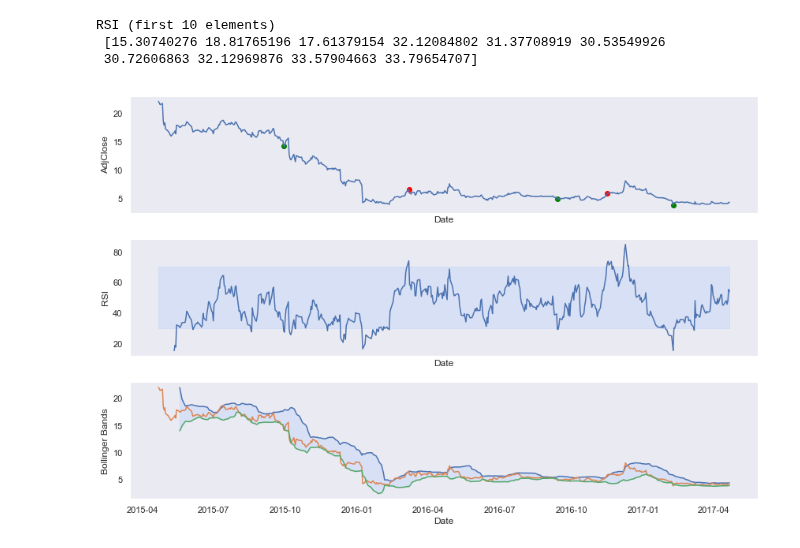
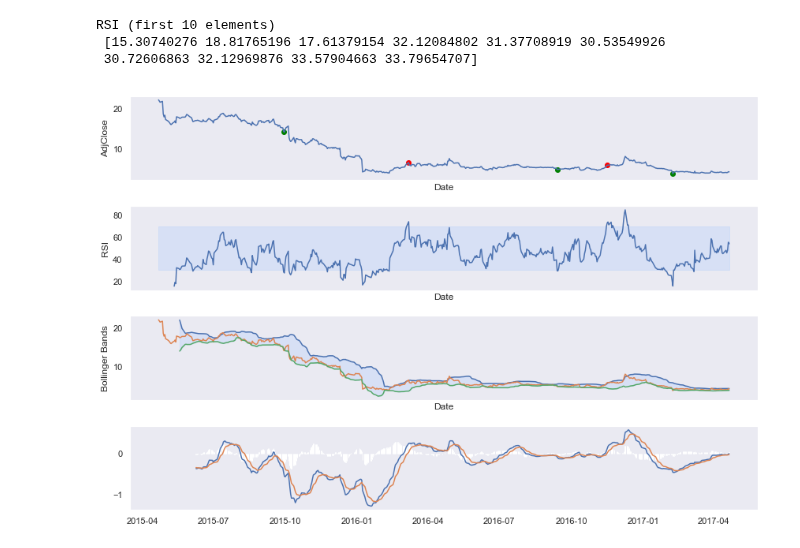
Before and after one commit to suhansaha/freedom, a Jupyter notebook: ta_lib.ipynb, the cells around one changed output. Drawn from its saved outputs; the diff is of its cells as text; code cells hidden in the pictures.

```diff
--- a/ta_lib.ipynb
+++ b/ta_lib.ipynb
@@ -82,40 +66,49 @@ holdings.loc[((price['RSI'] < 30) & (price['BBP'] < 0)), 'Holdings'] = max_holdi
 holdings.loc[((price['RSI'] > 70) & (price['BBP'] > 1)), 'Holdings'] = 0
 holdings.ffill(inplace=True)
 holdings.fillna(0, inplace=True)
+# %%
+macd, macdsignal, macdhist = MACD(close, fastperiod=12, slowperiod=26, signalperiod=9)
 # %%
 holdings['Order'] = holdings.diff()
 holdings.dropna(inplace=True)
 # %%
-fig, (ax0, ax1, ax2) = plt.subplots(3, 1, sharex=True, figsize=(12, 8))
+fig, (ax0, ax1, ax2, ax3) = plt.subplots(4, 1, sharex=True, figsize=(12, 8))
 ax0.plot(price.index, price['AdjClose'], label='AdjClose')
 ax0.set_xlabel('Date')
 ax0.set_ylabel('AdjClose')
 ax0.grid()
+
 for day, holding in holdings.iterrows():
     order = holding['Order']
     if order > 0:
         ax0.scatter(x=day, y=price.loc[day, 'AdjClose'], color='green')
     elif order < 0:
         ax0.scatter(x=day, y=price.loc[day, 'AdjClose'], color='red')
 
 ax1.plot(price.index, price['RSI'], label='RSI')
 ax1.fill_between(price.index, y1=30, y2=70, color='#adccff', alpha='0.3')
 ax1.set_xlabel('Date')
 ax1.set_ylabel('RSI')
 ax1.grid()
 
 price['BB_up'] = up
 price['BB_low'] = low
 
 ax2.plot(price.index, price['BB_up'], label='BB_up')
 ax2.plot(price.index, price['AdjClose'], label='AdjClose')
 ax2.plot(price.index, price['BB_low'], label='BB_low')
 ax2.fill_between(price.index, y1=price['BB_low'], y2=price['BB_up'], color='#adccff', alpha='0.3')
 ax2.set_xlabel('Date')
 ax2.set_ylabel('Bollinger Bands')
 ax2.grid()
 
+
+ax3.plot(price.index, macd, label='MACD')
+ax3.bar(price.index, macdhist, label='MACD Hist')
+ax3.plot(price.index, macdsignal, label='MACD signal')
+ax3.grid()
+
 fig.tight_layout()
 plt.show()
 # %% [output]
-[figure, old version]
+[figure, new version]
```
Also changed, not shown: parts of 3 cells of this notebook.
